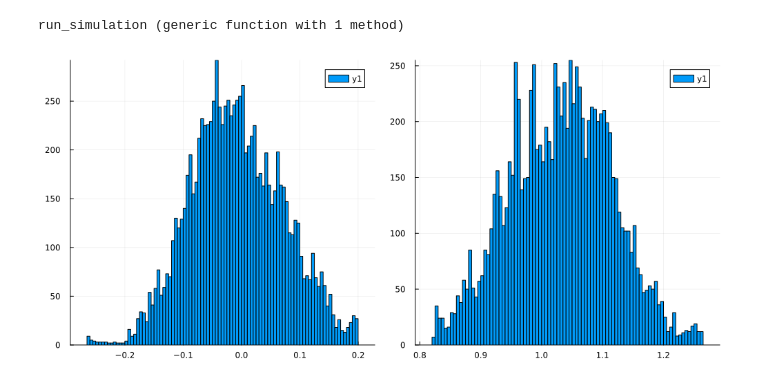
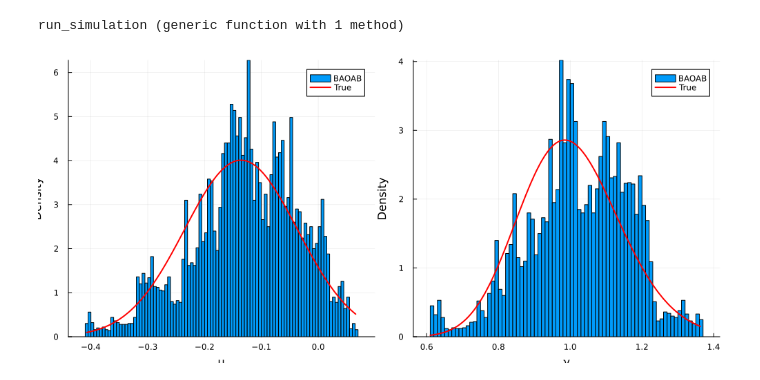
Before and after one commit to will-r-smith/Stochastic-Gradient-Langevin-Dynamics, a Jupyter notebook: models/BAOAB.ipynb, the cells around one changed output. Saved outputs shown, nothing was run; the diff lists cells and outputs as text; code cells hidden in the pictures.

Commit message:
added line of real value

```diff
--- a/models/BAOAB.ipynb
+++ b/models/BAOAB.ipynb
@@ -138,20 +138,32 @@ Nsteps = 10000
 h = 0.001
 A = 10.0
 beta = 1.0
-N = 1000
+N = 100
 n = 10
 Samples = randn(N)
 
-# Run one long trajectory of Nsteps, using the ABO scheme
+# Run one long trajectory of Nsteps, using the BAOAB scheme
 q_traj, p_traj, t_traj = run_simulation(q0, p0, Nsteps, h, A, beta, Samples, BAOAB_step, grad_gaussian, N, n);
+
+# calculate the real distribution
+x_bar = sum(Samples)/N
+mu_N = x_bar * N / (N+1);
+kappa_N = N+1;
+alpha_N = 1 + N/2;
+beta_N = 1 + sum((Samples .- x_bar).^2) / 2 + N * x_bar^2 / (2 * (1+N));
-# %%
-using Plots
-
-plot(
-    histogram(q_traj[:,1], bins=100),
-    histogram(q_traj[:,2], bins=100),
-    layout=(1,2),
-    size=(1000, 450)
-)
-# %% [output]
-[figure, removed]
+# %%
+using Plots, Distributions
+
+x1 = range(minimum(q_traj[:,1]), stop=maximum(q_traj[:,1]), length=100)
+x2 = range(minimum(q_traj[:,2]), stop=maximum(q_traj[:,2]), length=100)
+q1_dist = pdf(Normal(mu_N, sqrt((kappa_N * 1)^-1)), x1)   # gamma = 1
+q2_dist = pdf(Gamma(alpha_N, 1/beta_N), x2)
+
+q1_plot = histogram(q_traj[:,1], bins=100, normalize=true, label="BAOAB", xlabel="μ", ylabel="Density")
+q2_plot = histogram(q_traj[:,2], bins=100, normalize=true, label="BAOAB", xlabel="γ", ylabel="Density")
+plot!(q1_plot, x1, q1_dist, color="red", lw=2, label="True")
+plot!(q2_plot, x2, q2_dist, color="red", lw=2, label="True")
+
+plot(q1_plot, q2_plot, layout=(1,2), size=(1000, 450))
+# %% [output]
+[figure, added]
```
